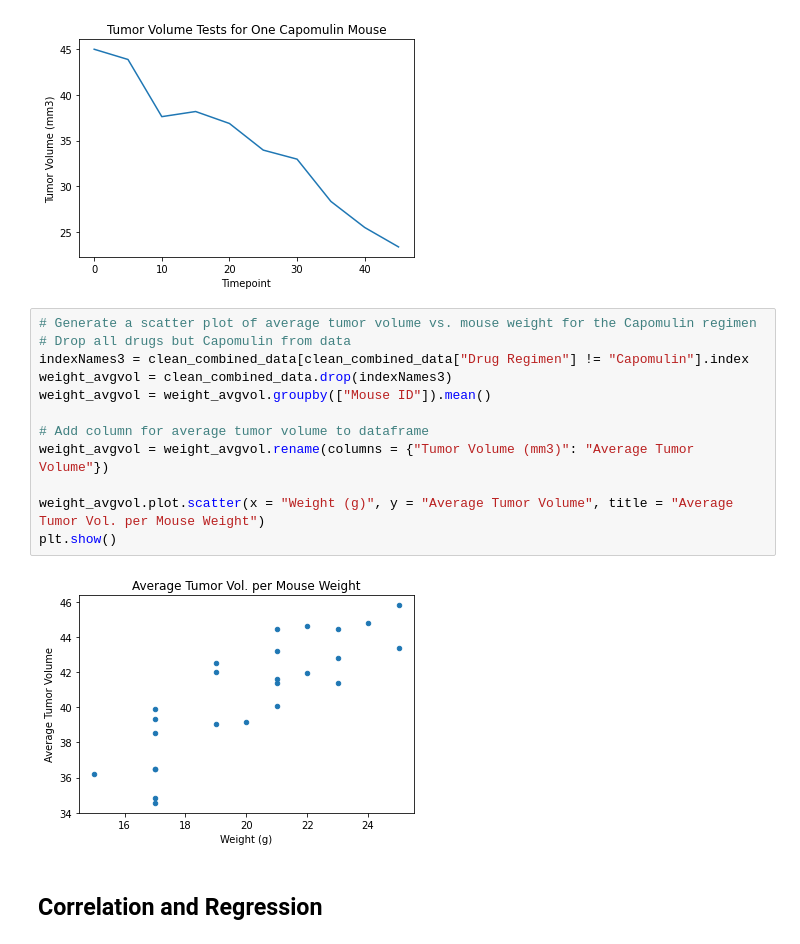
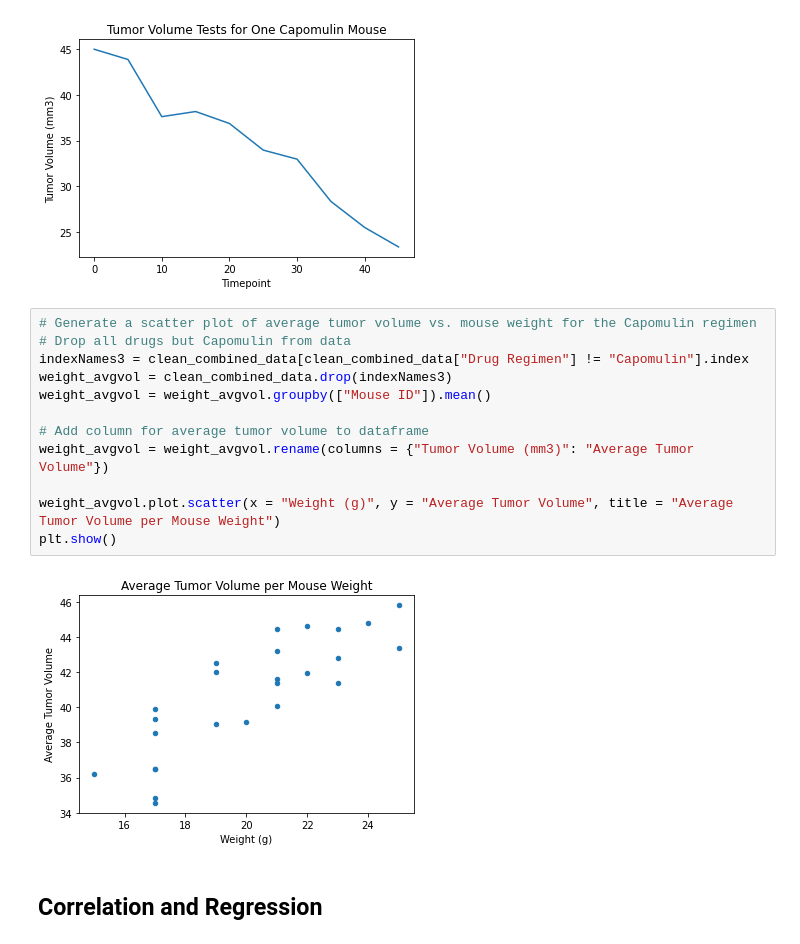
Before and after one commit to SommerKim/drug-study-visualization, a Jupyter notebook: Pymaceuticals/pymaceuticals_starter.ipynb, the cells around one changed output. Drawn from its saved outputs; the diff is of its cells as text.

```diff
--- a/Pymaceuticals/pymaceuticals_starter.ipynb
+++ b/Pymaceuticals/pymaceuticals_starter.ipynb
@@ -324,17 +327,17 @@ plt.show()
 # %%
 # Generate a scatter plot of average tumor volume vs. mouse weight for the Capomulin regimen
 # Drop all drugs but Capomulin from data
 indexNames3 = clean_combined_data[clean_combined_data["Drug Regimen"] != "Capomulin"].index
 weight_avgvol = clean_combined_data.drop(indexNames3)
 weight_avgvol = weight_avgvol.groupby(["Mouse ID"]).mean()
 
 # Add column for average tumor volume to dataframe
 weight_avgvol = weight_avgvol.rename(columns = {"Tumor Volume (mm3)": "Average Tumor Volume"})
 
-weight_avgvol.plot.scatter(x = "Weight (g)", y = "Average Tumor Volume", title = "Average Tumor Vol. per Mouse Weight")
+weight_avgvol.plot.scatter(x = "Weight (g)", y = "Average Tumor Volume", title = "Average Tumor Volume per Mouse Weight")
 plt.show()
 # %% [output]
-[figure, old version]
+[figure, new version]
 # %% [markdown]
 ## Correlation and Regression
 # %%
```
Also changed, not shown: parts of 6 cells of this notebook.
